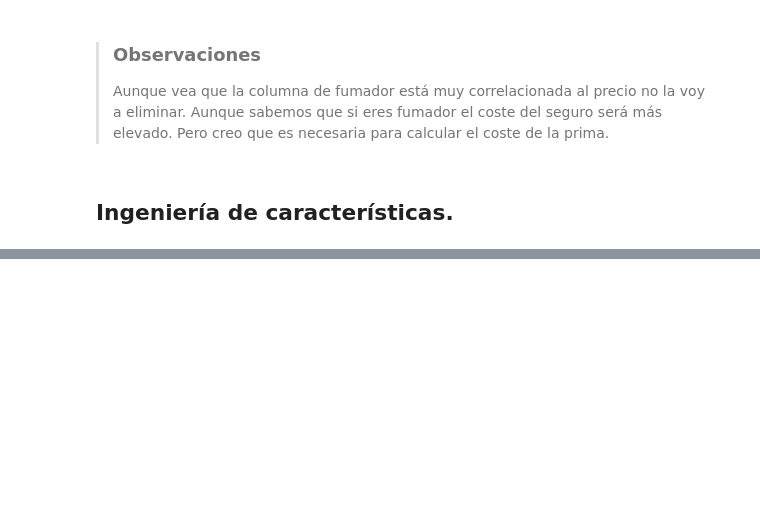
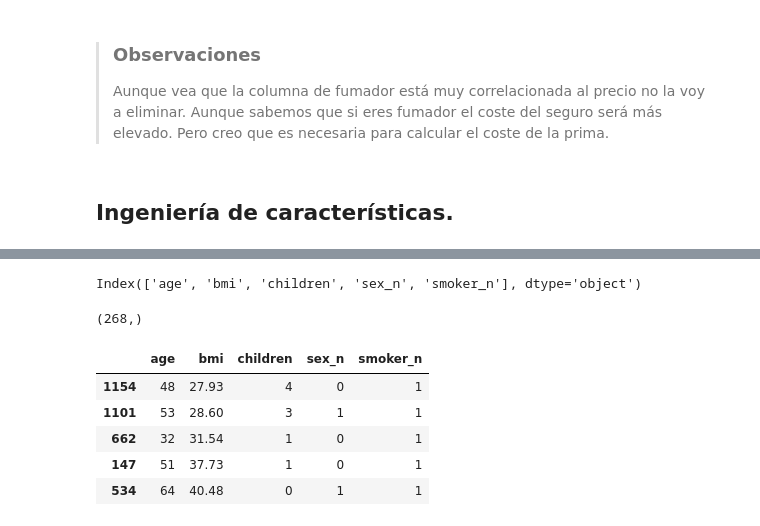
Before and after one commit to 4GeeksAcademy/sarayruiz---Machine-Learning, a Jupyter notebook: src/02-linear-regression-reg-medical-insurance-cost.ipynb, the cells around one changed output, grey strips where cells are left out. Drawn from its saved outputs; the diff is of its cells as text; code cells hidden in the pictures; blank space fills up the shorter version.

```diff
--- a/src/02-linear-regression-reg-medical-insurance-cost.ipynb
+++ b/src/02-linear-regression-reg-medical-insurance-cost.ipynb
@@ -274,0 +306,10 @@ Aunque sabemos que si eres fumador el coste del seguro será más elevado. Pero
+# %%
+# Dividimos el conjunto de datos en muestras de train y test
+X = df_facto.drop('charges', axis=1)
+y = df_facto['charges']
+
+# Instancia de: from sklearn.model_selection import train_test_split
+X_train, X_test, y_train, y_test = train_test_split(X,
+                                                    y,
+                                                    test_size=0.2,
+                                                    random_state=18)
@@ -274,0 +331,17 @@ Aunque sabemos que si eres fumador el coste del seguro será más elevado. Pero
+# %%
+X_train.columns
+# %% [output]
+Index(['age', 'bmi', 'children', 'sex_n', 'smoker_n'], dtype='object')
+# %%
+y_test.shape
+# %% [output]
+(268,)
+# %%
+X_train.head()
+# %% [output]
+|  | age | bmi | children | sex_n | smoker_n |
+| 1154 | 48 | 27.93 | 4 | 0 | 1 |
+| 1101 | 53 | 28.60 | 3 | 1 | 1 |
+| 662 | 32 | 31.54 | 1 | 0 | 1 |
+| 147 | 51 | 37.73 | 1 | 0 | 1 |
+| 534 | 64 | 40.48 | 0 | 1 | 1 |
```
Also changed, not shown: parts of 5 cells of this notebook, 5 other files.
